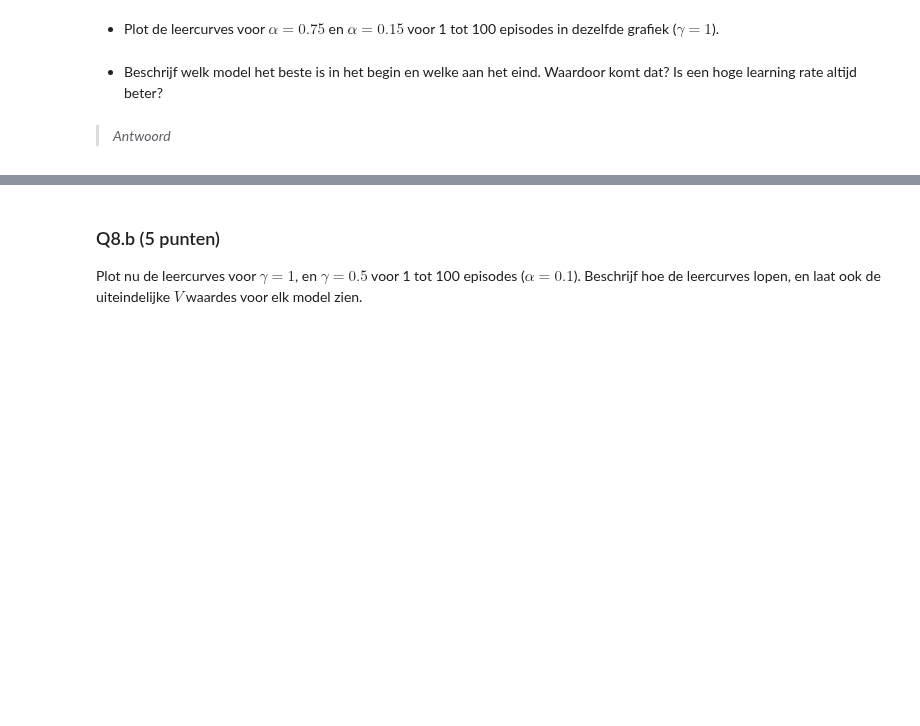
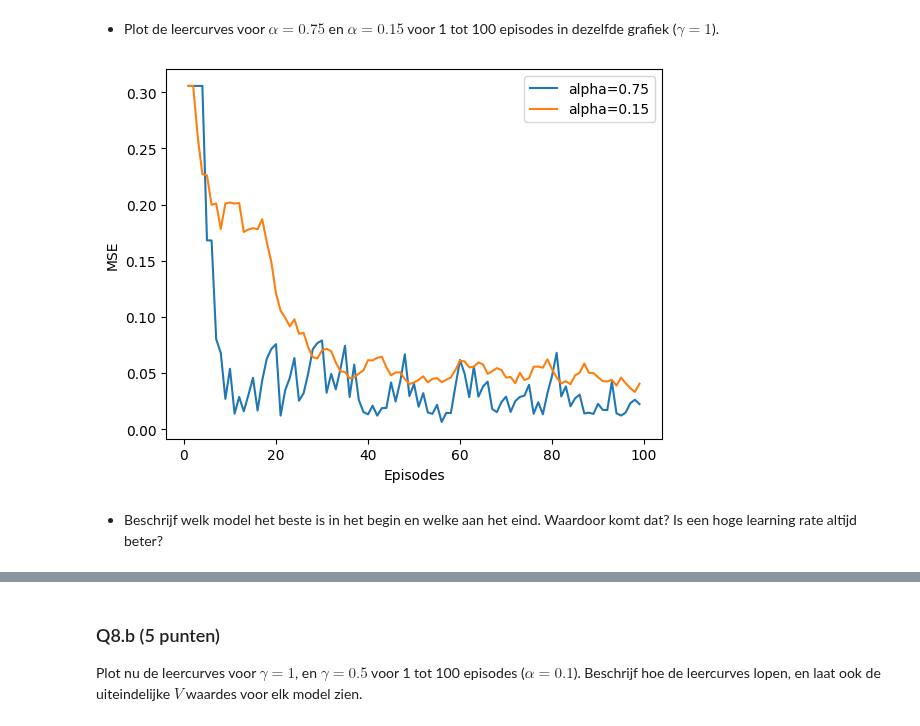
Before and after one commit to YorbenKoolhaas/cogmod, a Jupyter notebook: hw1/Assignment_1.ipynb, the cells around one changed output, grey strips where cells are left out. Cells and saved outputs as stored; diff of their text form; code cells hidden in the pictures; blank space fills up the shorter version.

```diff
--- a/hw1/Assignment_1.ipynb
+++ b/hw1/Assignment_1.ipynb
@@ -617,7 +620,3 @@ Schrijf een functie `td_zero()` die als input, alpha ($\alpha$) , gamma ($\gamma
     * Gooi muntje op, en maak een stap, houd bij in welke state je bent.
     * Kijk wat je beloning is na maken van stap en update $V_t$
     * Eindpunt bereikt? Beëindig de episode en start een nieuwe, zo niet weer muntje opgooien
-# %%
-def td_zero():
-    # TO DO
-    return
@@ -649,9 +682,9 @@ Gebruikmakende van de $MSE$ functie die je hieronder gaat schrijven, kunnen we o
 ### Q8.a  (5 punten)
 
 Schrijf nu een functie `MSE()` die de mean squared error berekent tussen de berekende verwachte waardes en de analytisch bepaalde verwachte waardes. Roep de functie `td_zero()` meerdere keren aan in een loop, elke keer met een ander aantal episodes (oplopend). Bereken dan telkens $MSE$, zodat je de veranderingen in $MSE$ per aantal episodes kan volgen. Nu kan je verschillende leercurves met elkaar vergelijken. Als het goed is wordt elke episode de verwachte waarde van de states beter benaderd, en wordt de $MSE$ dus steeds kleiner. Overigens hebben we ook te maken met toeval vanwege de muntworpen, dus er zou wel een daling in $MSE$ zichtbaar moeten zijn, maar er zal ook sprake zijn van ruis.
-# %%
-def MSE():
-    # TO DO
-    return
+# %%
+def MSE(Vt):
+    correct = np.array([1/6, 2/6, 3/6, 4/6, 5/6])
+    return np.mean((Vt - correct)**2)
 # %% [markdown]
 * Plot de leercurves voor $\alpha = 0.75$ en $\alpha = 0.15$ voor 1 tot 100 episodes in dezelfde grafiek ($\gamma=1$).
@@ -660,4 +691,28 @@ def MSE():
+# %%
+begin = 1
+end = 100
+
+mses1 = []
+mses2 = []
+
+for episodes in range(begin, end):
+    random.seed(42)
+
+    Vt = td_zero(0.75, 1, episodes)
+    mses1.append(MSE(Vt))
+
+    Vt = td_zero(0.15, 1, episodes)
+    mses2.append(MSE(Vt))
+
+plt.plot(range(begin, end), mses1, label='alpha=0.75')
+plt.plot(range(begin, end), mses2, label='alpha=0.15')
+plt.legend()
+
+plt.xlabel('Episodes')
+plt.ylabel('MSE')
+
+plt.show()
+# %% [output]
+[figure, added]
 # %% [markdown]
 * Beschrijf welk model het beste is in het begin en welke aan het eind. Waardoor komt dat? Is een hoge learning rate altijd beter?
-# %% [markdown]
-> *Antwoord*
```
Also changed, not shown: parts of 19 cells of this notebook.
